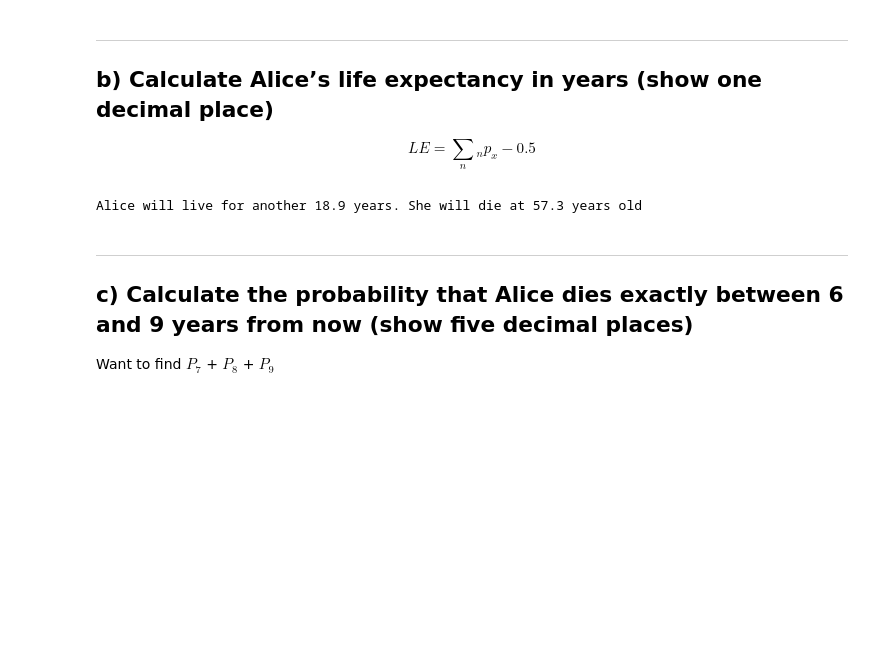
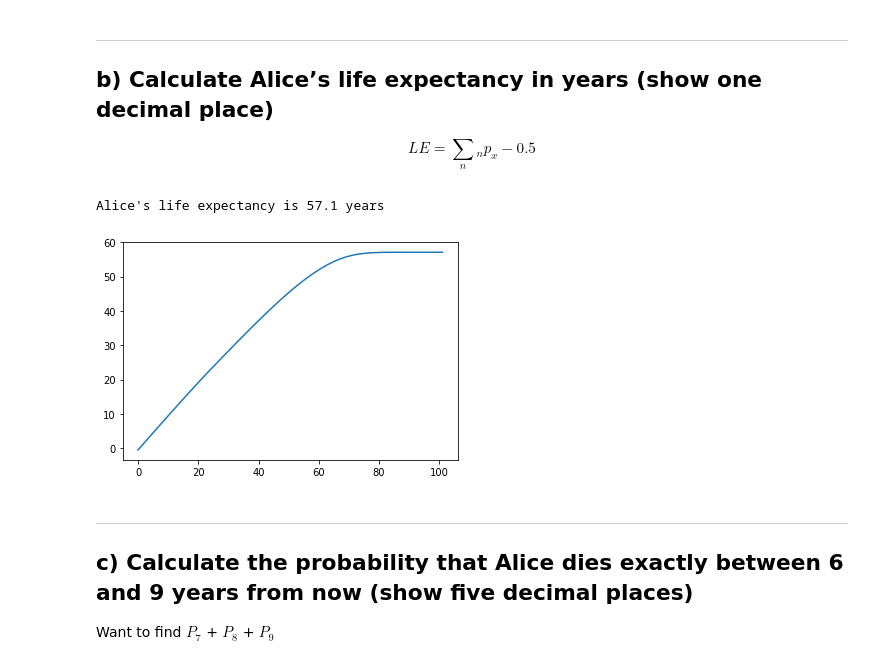
Before and after one commit to Barneyhbrenner/UCL-DF-CW, a Jupyter notebook: Question5.ipynb, the cells around one changed output. Saved outputs shown, nothing was run; the diff lists cells and outputs as text; code cells hidden in the pictures; blank space fills up the shorter version.

```diff
--- a/Question5.ipynb
+++ b/Question5.ipynb
@@ -87,0 +91,16 @@ df
+# %%
+ult_df = pd.DataFrame(columns=np.arange(1, len(ult_vector)))
+ult_df.loc['${_n|}q_x$'] = ult_vector * 10**-3
+ult_df.loc['$1-{_n|}q_x$'] =  1 - ult_df.loc['${_n|}q_x$']
+ult_df.loc['${_n}p_x$'] = np.arange(1, len(ult_vector))
+ult_df.loc['$P_n$'] = np.arange(1, len(ult_vector))
+ult_df[0] = df[25]
+ult_df = ult_df.reindex(sorted(ult_df.columns), axis=1)
+n = len(ult_df.columns)
+for i in range(1,n):
+    ult_df.loc['${_n}p_x$', i] = np.multiply(ult_df.loc['$1-{_n|}q_x$', i],
+                                             ult_df.loc['${_n}p_x$', i-1])
+ult_df.loc['$P_n$'] = ult_df.loc['${_n|}q_x$']
+for i in range(1, n):
+    ult_df.loc['$P_n$', i] = ult_df.loc['${_n|}q_x$', i] * ult_df.loc['${_n}p_x$', i-1]
+ult_df
@@ -109,11 +135,20 @@ Name: ${_n}p_x$, dtype: float64
 \begin{equation}
 LE = \sum_n {_n}p_x - 0.5
 \end{equation}
+# %%
+x = df.loc['${_n}p_x$', 1:].to_numpy()
+y = ult_df.loc['${_n}p_x$', 1:].to_numpy()
+z = np.concatenate((x, y))
 # %%
-LE = round((np.sum(df.loc['${_n}p_x$']) - 0.5),1)
-print(f'Alice will live for another {LE} years. She will die at {round(alice_age+LE, 1)} years old')
+LE = round(np.sum(z)-0.5,1)
+array = []
+for idx, i in enumerate(z):
+    array.append(np.sum(z[:idx])-0.5)
+plt.plot(array)
+print(f"Alice's life expectancy is {LE} years")
 # %% [output]
-Alice will live for another 18.9 years. She will die at 57.3 years old
+Alice's life expectancy is 57.1 years
+[figure, added]
 # %% [markdown]
 <hr>
 
```
Also changed, not shown: parts of 6 cells of this notebook, 1 other file.
